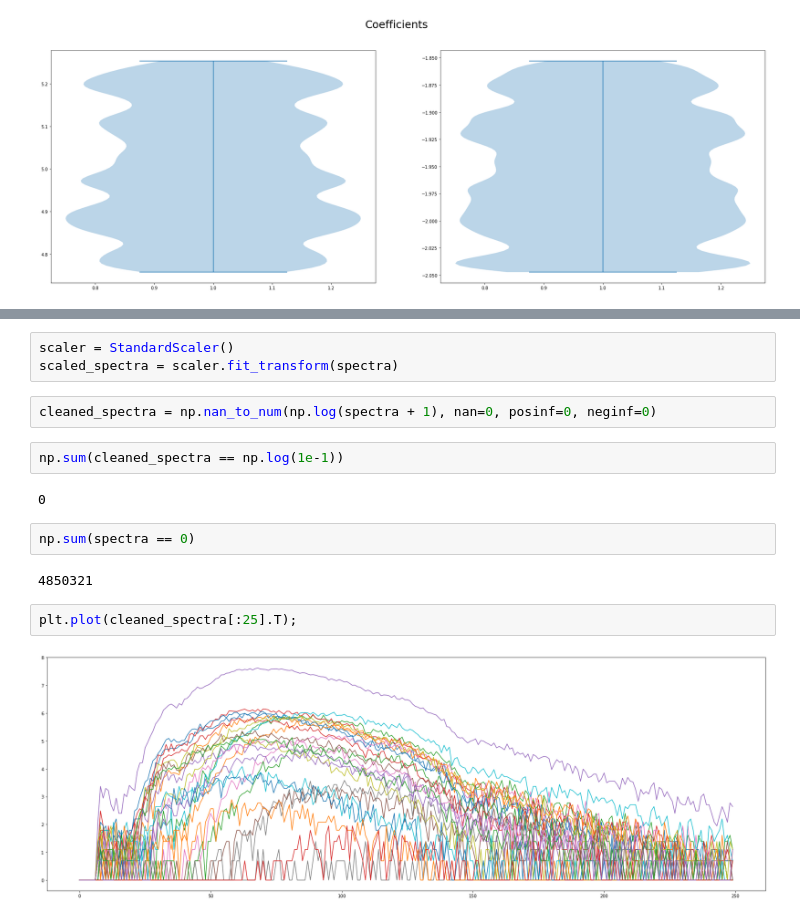
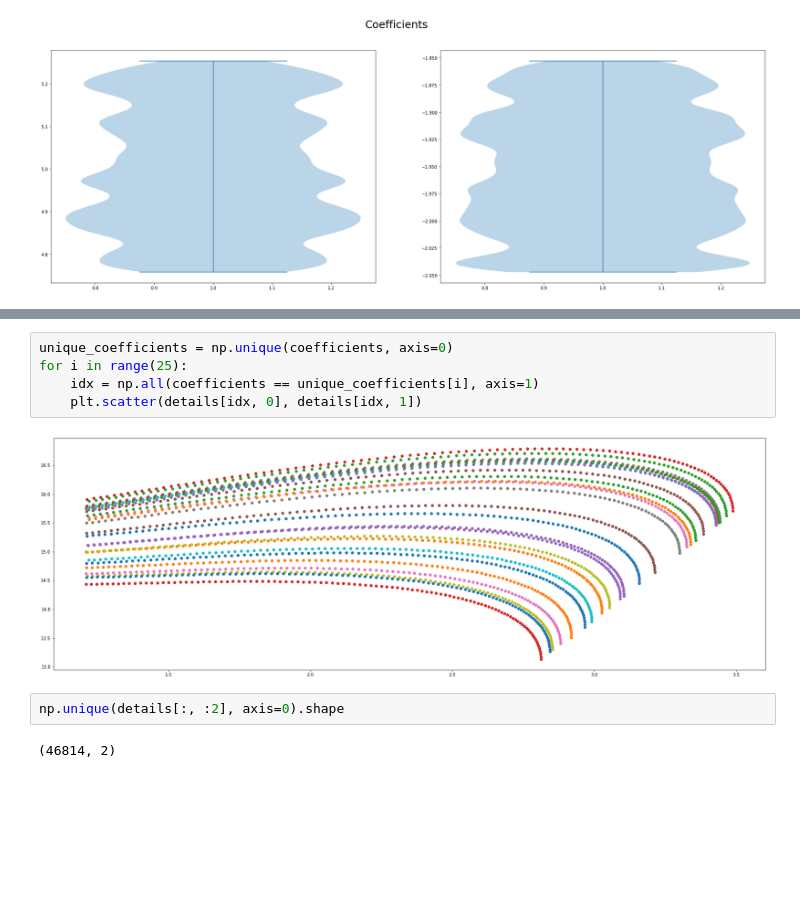
Before and after one commit to jordanott/NeutronStars, a Jupyter notebook: Notebooks/EDA.ipynb, the cells around one changed output, grey strips where cells are left out. Drawn from its saved outputs; the diff is of its cells as text; blank space fills up the shorter version.

```diff
--- a/Notebooks/EDA.ipynb
+++ b/Notebooks/EDA.ipynb
@@ -67,17 +65,11 @@ from sklearn.preprocessing import StandardScaler, MinMaxScaler, RobustScaler
-# %%
-scaler = StandardScaler()
-scaled_spectra = scaler.fit_transform(spectra)
-# %%
-cleaned_spectra = np.nan_to_num(np.log(spectra + 1), nan=0, posinf=0, neginf=0)
-# %%
-np.sum(cleaned_spectra == np.log(1e-1))
-# %% [output]
-0
-# %%
-np.sum(spectra == 0)
-# %% [output]
-4850321
-# %%
-plt.plot(cleaned_spectra[:25].T);
-# %% [output]
-[figure, removed]
+# %%
+unique_coefficients = np.unique(coefficients, axis=0)
+for i in range(25):
+    idx = np.all(coefficients == unique_coefficients[i], axis=1)
+    plt.scatter(details[idx, 0], details[idx, 1])
+# %% [output]
+[figure, added]
+# %%
+np.unique(details[:, :2], axis=0).shape
+# %% [output]
+(46814, 2)
```
Also changed, not shown: parts of 3 cells of this notebook, 3 other files.
